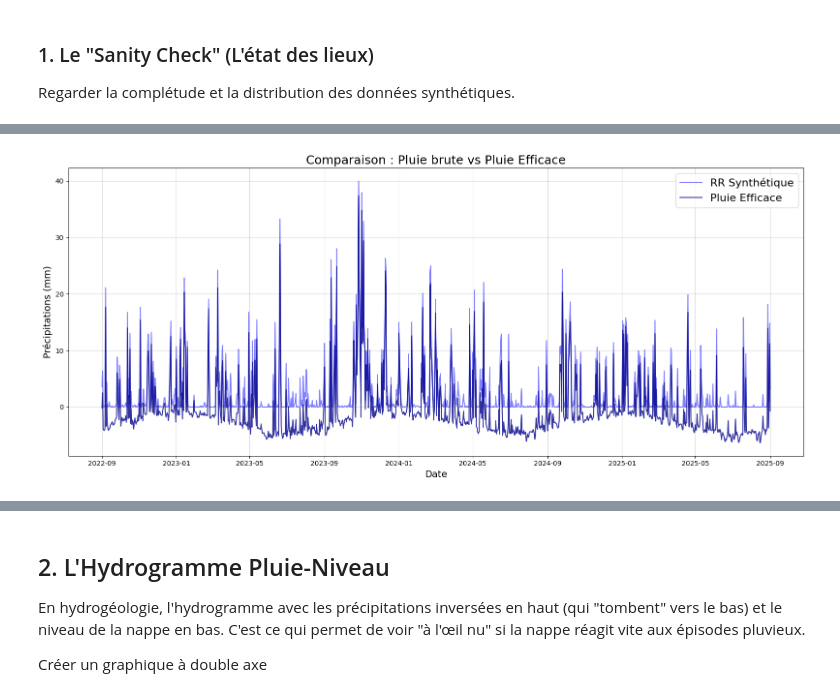
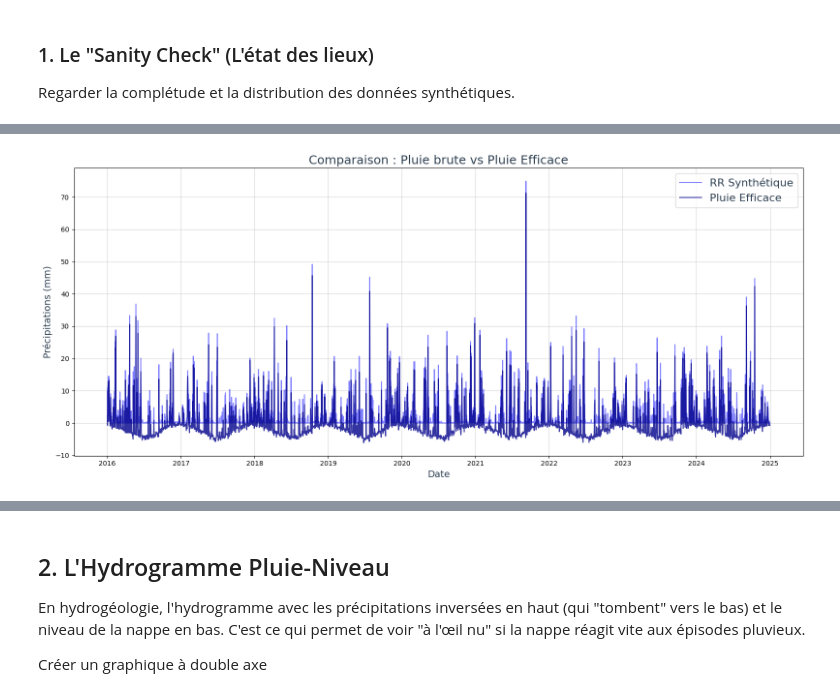
Before and after one commit to charourou/Projet_Hydrosense, a Jupyter notebook: notebooks/pres/pluie_bourdet.ipynb, the cells around one changed output, grey strips where cells are left out. Drawn from its saved outputs; the diff is of its cells as text; code cells hidden in the pictures.

Commit message:
figure pluie

```diff
--- a/notebooks/pres/pluie_bourdet.ipynb
+++ b/notebooks/pres/pluie_bourdet.ipynb
@@ -145,31 +159,30 @@ max       61.600000     56.758000         14.620000
 # %%
-start_date = '2022-09-01'
-end_date = '2025-09-01'
-
+start_date = '2016-01-01'
+end_date = '2025-01-01'
 
 mask = (df_plean['date_mesure'] >= start_date) & (df_plean['date_mesure'] <= end_date)
 df_zoom = df_plean.loc[mask]
 
 # 2. Identification des colonnes
 cols_rr = [c for c in df_plean.columns if ('RR_' in c and c[-1].isnumeric())]
 col_synth = 'RR_synth'
 
 
 plt.figure(figsize=(16, 7))
 for col in cols_rr:
     plt.plot(df_zoom['date_mesure'], df_zoom[col], alpha=0.5, linestyle='--', label=f"Station {col.split('_')[1]}")
 
 # Tracé de la synthèse avec une ligne plus épaisse et colorée
 plt.plot(df_zoom['date_mesure'], df_zoom[col_synth], alpha = 0.5, color='blue', linewidth=1.5, label='RR Synthétique')
 plt.plot(df_zoom['date_mesure'], df_zoom['PU_synth'], alpha = 0.8, color='darkblue', linewidth=1.5, label='Pluie Efficace')
 
 
 
 plt.title(f"Comparaison : Pluie brute vs Pluie Efficace", fontsize=18)
 plt.xlabel("Date", fontsize=14)
 plt.ylabel("Précipitations (mm)", fontsize=14)
 plt.legend(loc='upper right', fontsize = 16)
 plt.grid(True, alpha=0.5)
 plt.tight_layout()
 # %% [output]
-[figure, old version]
+[figure, new version]
```
Also changed, not shown: parts of 8 cells of this notebook.
